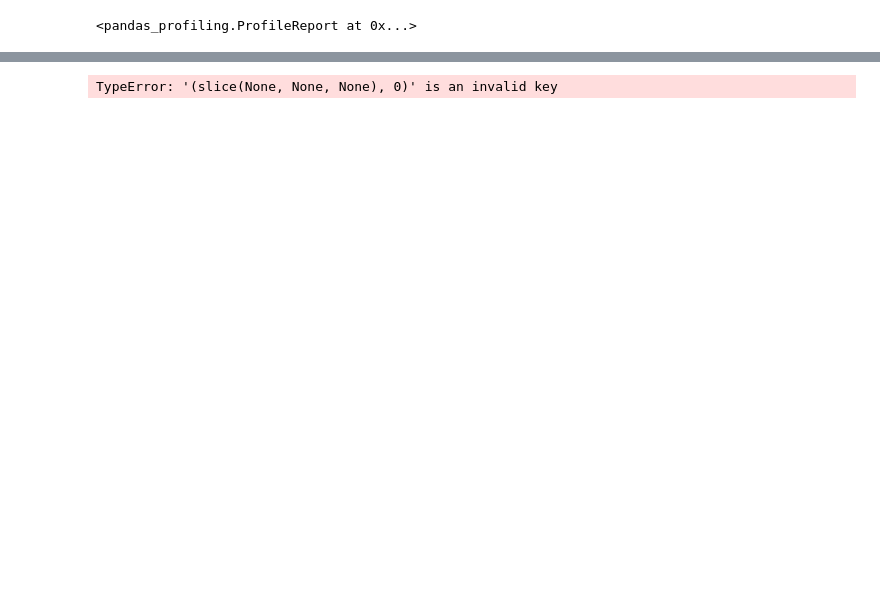
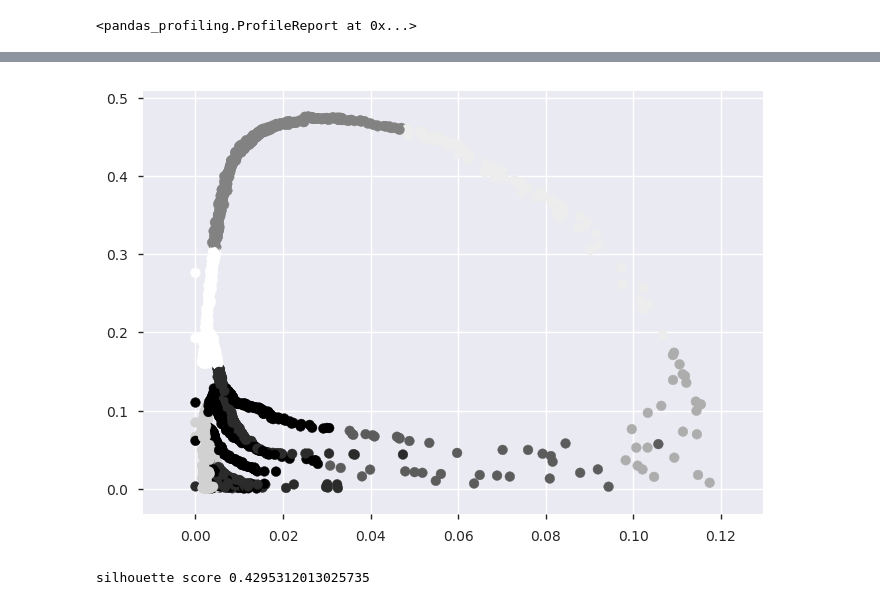
Before and after one commit to RobKnop/ThinkfulDataScienceBootcamp, a Jupyter notebook: Main/4.2.5_Challenge_Clusters.ipynb, the cells around one changed output, grey strips where cells are left out. Cells and saved outputs as stored; diff of their text form; code cells hidden in the pictures; blank space fills up the shorter version.

```diff
--- a/Main/4.2.5_Challenge_Clusters.ipynb
+++ b/Main/4.2.5_Challenge_Clusters.ipynb
@@ -102,24 +114,24 @@ print(pd.crosstab(y_train,labels))
 # %%
 from sklearn.cluster import SpectralClustering
 
 # We know we're looking for three clusters.
-n_clusters=2
+n_clusters=8
 
 # Declare and fit the model.
 sc = SpectralClustering(n_clusters=n_clusters)
 sc.fit(X_train)
 
 #Predicted clusters.
 predict=sc.fit_predict(X_train)
 
 #Graph results.
 plt.scatter(X_train[:, 0], X_train[:, 1], c=predict)
 plt.show()
 
-print('Comparing the assigned categories to the ones in the data:')
-print(pd.crosstab(y_train,predict))
+print('silhouette score', metrics.silhouette_score(X_train, predict, metric='euclidean'))
 # %% [output]
+[figure, added]
-TypeError: '(slice(None, None, None), 0)' is an invalid key
+silhouette score 0.4295312013025735
 # %%
 from sklearn.cluster import AffinityPropagation
 from sklearn import metrics
```
Also changed, not shown: parts of 19 cells of this notebook, 1 other file.
